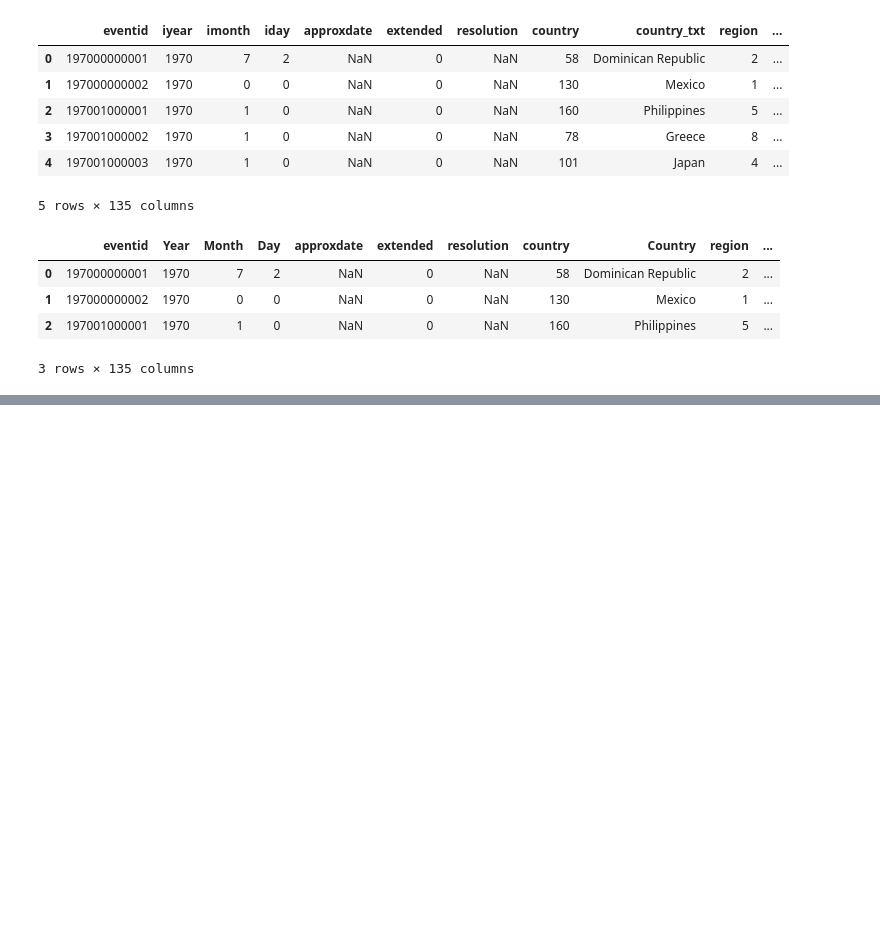
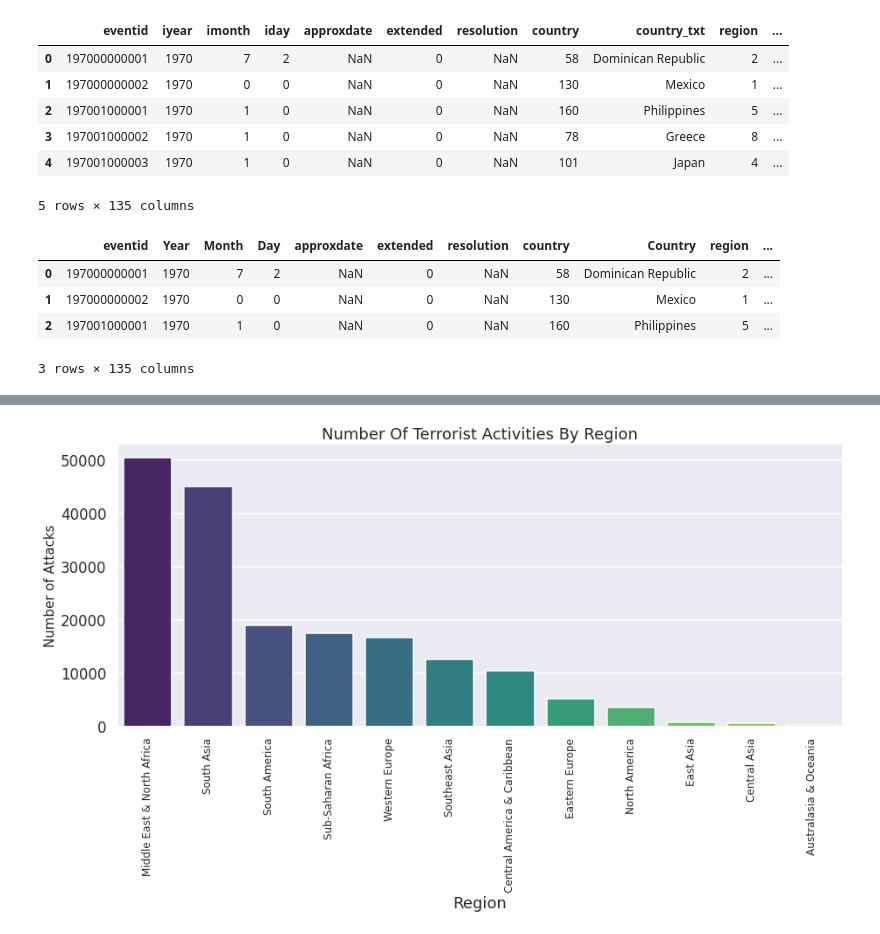
Before and after one commit to Aehteshaam-Shaikh/Global-Terrorism-Database-, a Jupyter notebook: Global_Terrorism_Analysis_Capstone_Project.ipynb, the cells around one changed output, grey strips where cells are left out. Drawn from its saved outputs; the diff is of its cells as text; code cells hidden in the pictures; blank space fills up the shorter version.

```diff
--- a/Global_Terrorism_Analysis_Capstone_Project.ipynb
+++ b/Global_Terrorism_Analysis_Capstone_Project.ipynb
@@ -120 +115,11 @@ Index(['Year', 'Month', 'Day', 'Country', 'Region', 'city', 'latitude',
       dtype='object')
+# %%
+# Plotting No of Attacks Region wise
+plt.subplots(figsize=(13,8))
+sns.countplot(x='Region',data=terrordf,palette='viridis',order=terrordf['Region'].value_counts().index)
+plt.xticks(rotation=90,fontsize = 12)
+plt.ylabel('Number of Attacks', fontsize=15)
+plt.title('Number Of Terrorist Activities By Region')
+plt.show()
+# %% [output]
+[figure, added]
```
Also changed, not shown: parts of 14 cells of this notebook.
